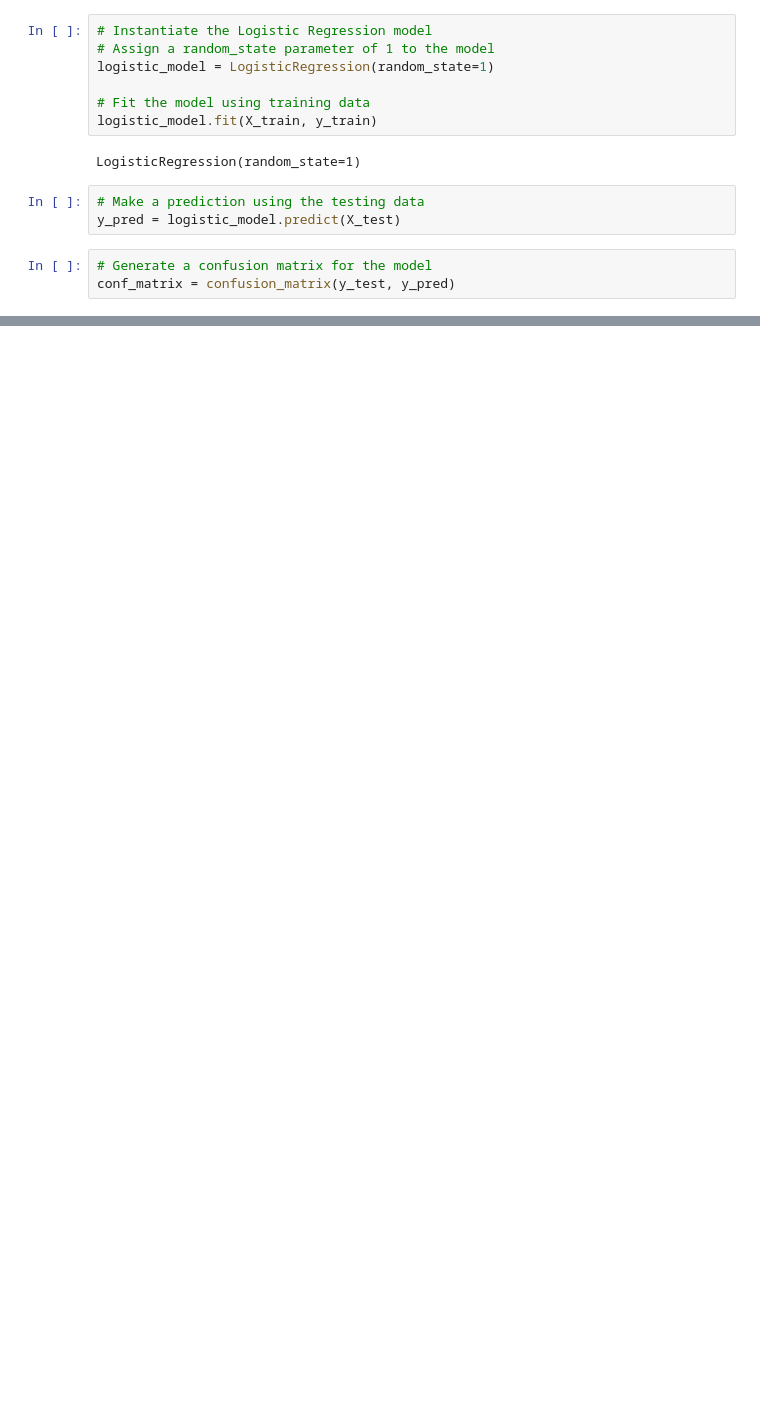
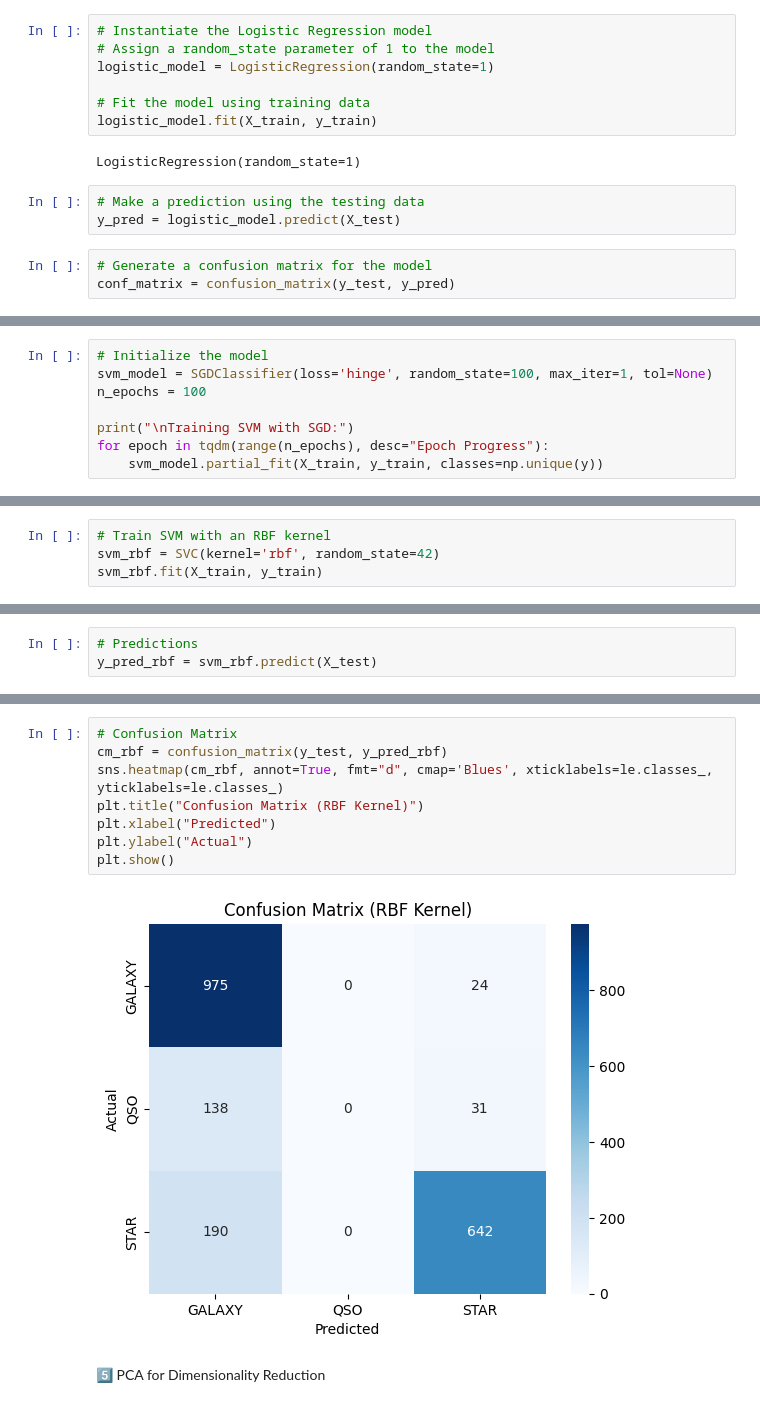
Before and after one commit to AditiNankar/class_project_4, a Jupyter notebook: ML.ipynb, the cells around one changed output, grey strips where cells are left out. Saved outputs shown, nothing was run; the diff lists cells and outputs as text; blank space fills up the shorter version.

```diff
--- a/ML.ipynb
+++ b/ML.ipynb
@@ -137,0 +285,8 @@ weighted avg       1.00      1.00      1.00      2000
+# %%
+# Initialize the model
+svm_model = SGDClassifier(loss='hinge', random_state=100, max_iter=1, tol=None)
+n_epochs = 100
+
+print("\nTraining SVM with SGD:")
+for epoch in tqdm(range(n_epochs), desc="Epoch Progress"):
+    svm_model.partial_fit(X_train, y_train, classes=np.unique(y))
@@ -137,0 +380,4 @@ weighted avg       1.00      1.00      1.00      2000
+# %%
+# Train SVM with an RBF kernel
+svm_rbf = SVC(kernel='rbf', random_state=42)
+svm_rbf.fit(X_train, y_train)
@@ -137,0 +386,3 @@ weighted avg       1.00      1.00      1.00      2000
+# %%
+# Predictions
+y_pred_rbf = svm_rbf.predict(X_test)
@@ -137,0 +407,12 @@ weighted avg       1.00      1.00      1.00      2000
+# %%
+# Confusion Matrix
+cm_rbf = confusion_matrix(y_test, y_pred_rbf)
+sns.heatmap(cm_rbf, annot=True, fmt="d", cmap='Blues', xticklabels=le.classes_, yticklabels=le.classes_)
+plt.title("Confusion Matrix (RBF Kernel)")
+plt.xlabel("Predicted")
+plt.ylabel("Actual")
+plt.show()
+# %% [output]
+[figure, added]
+# %% [markdown]
+5️⃣ PCA for Dimensionality Reduction
```
Also changed, not shown: parts of 35 cells of this notebook.
